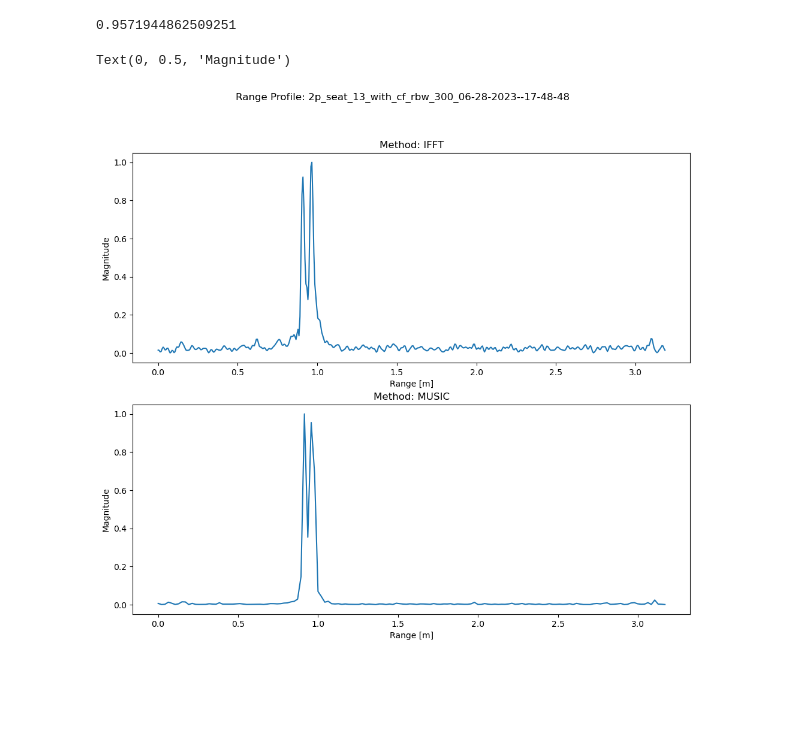
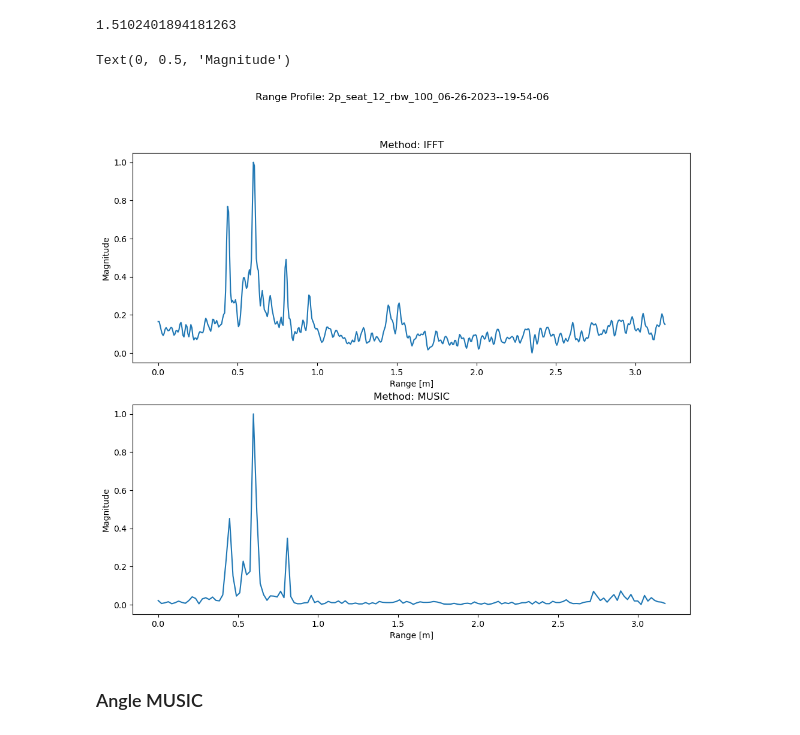
Before and after one commit to sean94011/V_TrigU, a Jupyter notebook: python/data_collection/music.ipynb, the cells around one changed output. Drawn from its saved outputs; the diff is of its cells as text; code cells hidden in the pictures; blank space fills up the shorter version.

Commit message:
update music script

```diff
--- a/python/data_collection/music.ipynb
+++ b/python/data_collection/music.ipynb
@@ -96,10 +96,15 @@ def count_occupants(xy_projection, grid_x, grid_y, thres=0.03, eps=1, n=np.inf):
     n_occupants = len(peak_indices)
     print(f'There are {n_occupants} occupants in the vehicle.')
     return n_occupants, occupancy_map, peak_indices
+# %%
+test_file_list = ['2p_seat_12_rbw_100_06-26-2023--19-54-06',
+                  '2p_seat_12_rbw_100_06-26-2023--19-54-06',
+                  '2p_seat_14_rbw_100_06-26-2023--20-12-36',
+                  '1p_seat_3_rbw_100_06-26-2023--19-32-26']
 # %%
 collected_data_folder = './collected_data'
 
-data = '2p_seat_13_with_cf_rbw_300_06-28-2023--17-48-48'
+data = test_file_list[0]
 file_name = data
 # plt.title(f'Experiment: {data}')
 cur_frame = 100
@@ -144,10 +149,10 @@ for cur_frame_data in data_queue:
     data_arr.append(np.load(os.path.join(data_queue_folder,cur_frame_data)))
 rec_arr = data_arr[cur_frame]#np.mean(np.array(data_arr), axis=0)
 data_arr = np.stack(data_arr,axis=0)
-cal_frame = data_arr[cur_frame-time_window_len:cur_frame-time_window_len+cal_frame_len]
-music_cal_frame = np.mean(cal_frame, axis=0)
-cal_frame = np.fft.ifft(cal_frame, n=params['range_Nfft'], axis=2)
-cal_frame = np.mean(cal_frame, axis=0)
+# cal_frame = data_arr[cur_frame-time_window_len:cur_frame-time_window_len+cal_frame_len]
+# music_cal_frame = np.mean(cal_frame, axis=0)
+# cal_frame = np.fft.ifft(cal_frame, n=params['range_Nfft'], axis=2)
+cal_frame = np.mean(data_arr[:5,:,:], axis=0)
 # %%
 from pyargus.directionEstimation import *
 def compute_tof_scanning_vector(freq, time_vec):
@@ -230,28 +235,30 @@ scanning_vectors = compute_tof_scanning_vector(params['freq'],time_vec)
 test_tof = compute_tof_music(test_signal=test_signal, scanning_vectors=scanning_vectors, dist_vec=dist_vec, signal_dimension=10,plot=False)
 print(dist_vec[np.argmax(test_tof)])
 # %% [output]
-0.9571944862509251
+1.5102401894181263
 # %%
-range_profile_ifft = np.fft.ifft(data_arr[100],n=params['range_Nfft'],axis=1)-cal_frame
+range_profile_ifft = np.fft.ifft(data_arr[100]-np.mean(data_arr[:5],axis=0),n=params['range_Nfft'],axis=1)#-cal_frame
 
 range_profile_ifft = normalization(np.linalg.norm(range_profile_ifft,axis=0))
 
 
-test_signal = data_arr[100,:,:] #- cal_arr
+test_signal = data_arr[100,:,:]-np.mean(data_arr[:5,:,:],axis=0) #- cal_arr
 test_signal = test_signal
 scanning_vectors = compute_tof_scanning_vector(params['freq'],time_vec)
-range_profile_music = compute_tof_music(test_signal=test_signal-music_cal_frame, scanning_vectors=scanning_vectors, dist_vec=dist_vec, signal_dimension=6,plot=False)
+range_profile_music = compute_tof_music(test_signal=test_signal, scanning_vectors=scanning_vectors, dist_vec=dist_vec, signal_dimension=6,plot=False)
 
 fig, axs = plt.subplots(2,figsize=(12,10))
 fig.suptitle(f'Range Profile: {data}')
 axs[0].plot(params['dist_vec'],range_profile_ifft)
 axs[0].set_title('Method: IFFT')
 axs[0].set_xlabel('Range [m]')
 axs[0].set_ylabel('Magnitude')
 axs[1].plot(dist_vec,range_profile_music)
 axs[1].set_title('Method: MUSIC')
 axs[1].set_xlabel('Range [m]')
 axs[1].set_ylabel('Magnitude')
 # %% [output]
 Text(0, 0.5, 'Magnitude')
-[figure, old version]
+[figure, new version]
+# %% [markdown]
+### Angle MUSIC
```
Also changed, not shown: parts of 1 cell of this notebook.
